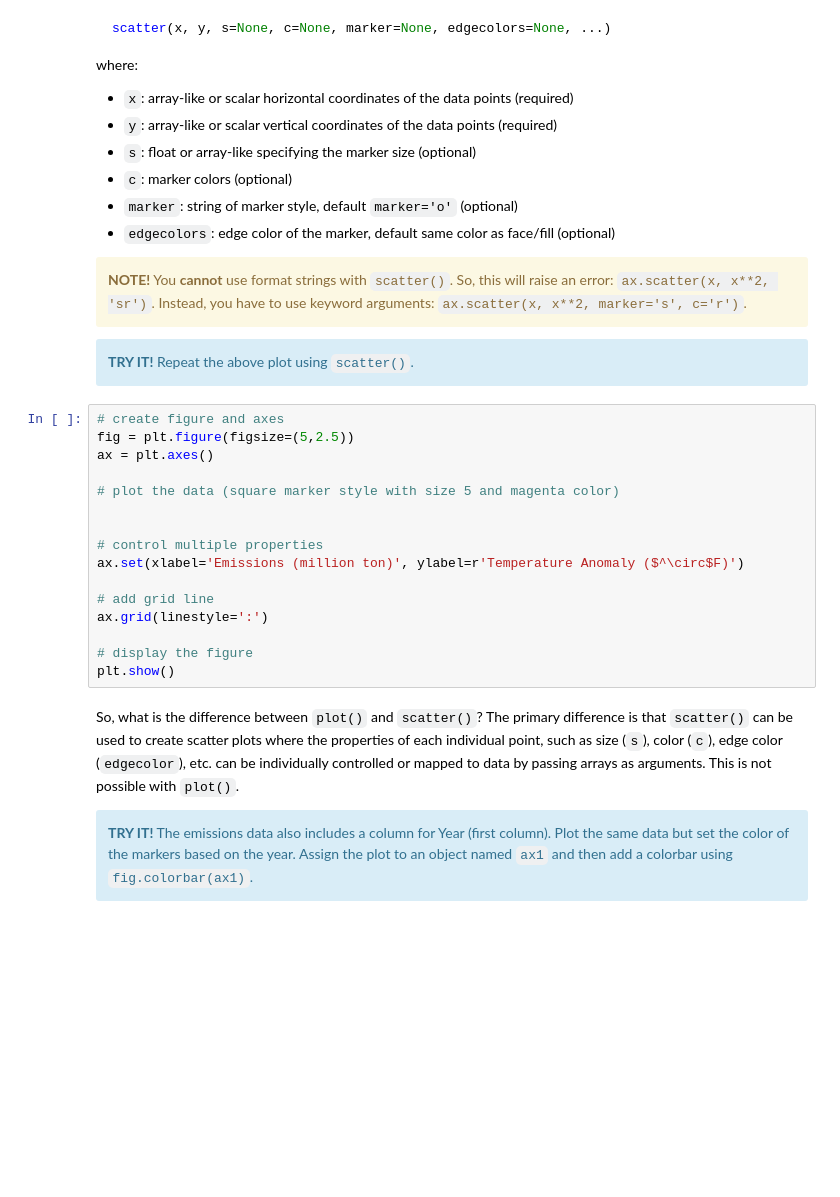
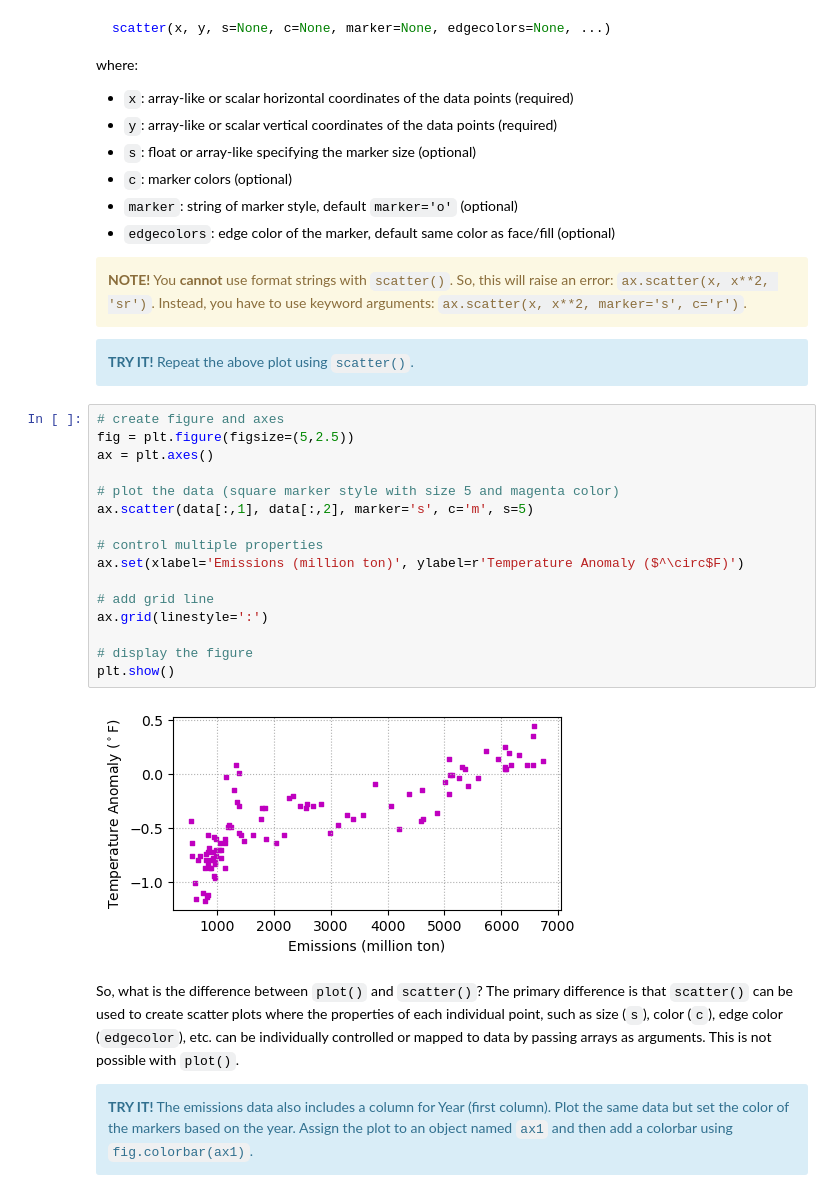
Before and after one commit to engin-7/e7-materials-fa26, a Jupyter notebook: lec/11_plotting_sol.ipynb, the cells around one changed output. Cells and saved outputs as stored; diff of their text form; blank space fills up the shorter version.

```diff
--- a/lec/11_plotting_sol.ipynb
+++ b/lec/11_plotting_sol.ipynb
@@ -779,19 +794,21 @@ where:
 # %%
 # create figure and axes
 fig = plt.figure(figsize=(5,2.5))
 ax = plt.axes()
 
 # plot the data (square marker style with size 5 and magenta color)
-
+ax.scatter(data[:,1], data[:,2], marker='s', c='m', s=5)
 
 # control multiple properties
 ax.set(xlabel='Emissions (million ton)', ylabel=r'Temperature Anomaly ($^\circ$F)')
 
 # add grid line
 ax.grid(linestyle=':')
 
 # display the figure
 plt.show()
+# %% [output]
+[figure, added]
 # %% [markdown]
 So, what is the difference between `plot()` and `scatter()`? The primary difference is that `scatter()` can be used to create scatter plots where the properties of each individual point, such as size (`s`), color (`c`), edge color (`edgecolor`), etc. can be individually controlled or mapped to data by passing arrays as arguments. This is not possible with `plot()`.
 
```
Also changed, not shown: parts of 13 cells of this notebook.
